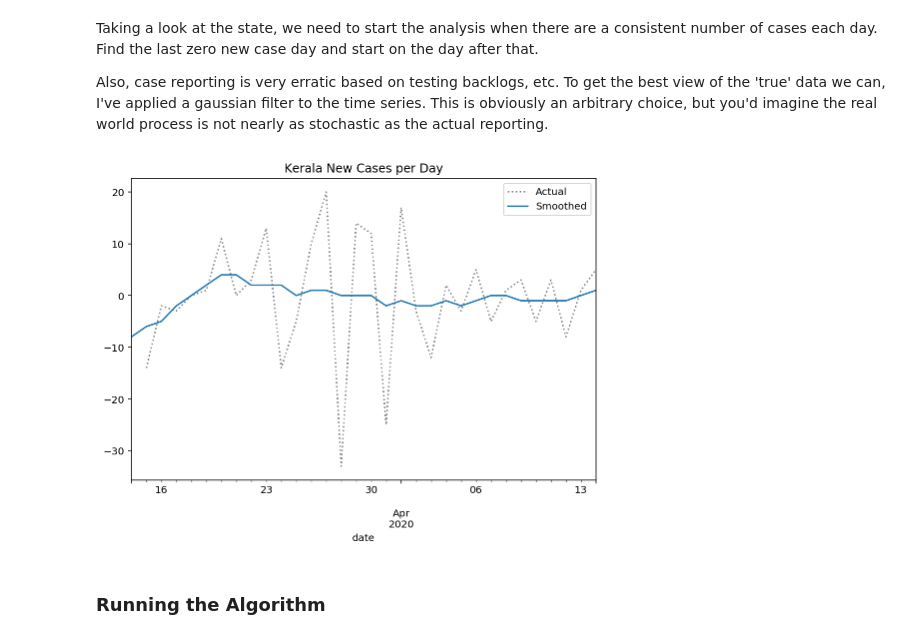
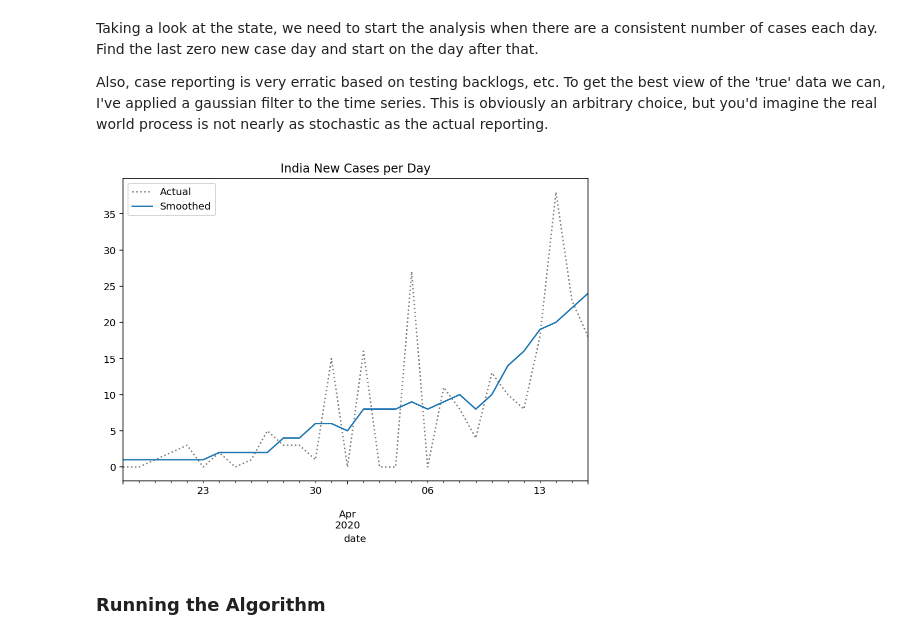
Before and after one commit to meghanabhange/CovidSeer, a Jupyter notebook: _notebooks/2020-04-14-RealtimeR0StrippedDown.ipynb, the cells around one changed output. Saved outputs shown, nothing was run; the diff lists cells and outputs as text; code cells hidden in the pictures.

```diff
--- a/_notebooks/2020-04-14-RealtimeR0StrippedDown.ipynb
+++ b/_notebooks/2020-04-14-RealtimeR0StrippedDown.ipynb
@@ -34,7 +34,7 @@ from matplotlib.patches import Patch
 from scipy import stats as sps
 from scipy.interpolate import interp1d
 
-FILTERED_REGIONS = []
+FILTERED_REGIONS = ["India", "ct", "la", "tt"]
 import warnings
 warnings.filterwarnings("ignore")
 %config InlineBackend.figure_format = 'retina'
@@ -236,14 +236,23 @@ with urlopen(
 dates = []
 cases = []
 state = []
+
 for ele in data["states_daily"]:
     if ele["status"] == "Confirmed":
         for key in ele.keys():
-            if key not in ("status", "date", "tt","la","ct","ut","dn","br"):
+            india = 0
+            if key not in ("status", "date"):
                 dates.append(ele["date"])
-                state.append(state_map[key.upper()].replace("\t", ""))
-#                 state.append(key)
+                if key.upper() in state_map.keys():
+                    state.append(state_map[key.upper()].replace("\t", ""))
+                else:
+                    state.append(key)
                 cases.append(ele[key])
+                if ele[key]:
+                    india+=int(ele[key])
+        dates.append(ele["date"])
+        state.append("India")
+        cases.append(india)
 
 states = pd.DataFrame(dates, columns=["date"])
 states["state"] = state
@@ -272,14 +283,15 @@ Taking a look at the state, we need to start the analysis when there are a consi
 Also, case reporting is very erratic based on testing backlogs, etc. To get the best view of the 'true' data we can, I've applied a gaussian filter to the time series. This is obviously an arbitrary choice, but you'd imagine the real world process is not nearly as stochastic as the actual reporting.
 # %%
 # hide_input
-state_name = "Kerala"
+state_name = "India"
 
 
 def prepare_cases(cases):
-    new_cases = cases.diff()
+#     print(cases)
+    new_cases = cases
     smoothed = (
         new_cases.rolling(7, win_type="gaussian", min_periods=1, center=True)
-        .mean(std=2)
+        .mean(std=4)
         .round()
     )
     zeros = smoothed.index[smoothed.eq(0)]
@@ -288,35 +300,35 @@ def prepare_cases(cases):
     else:
         last_zero = zeros.max()
         idx_start = smoothed.index.get_loc(last_zero) + 1
-#     smoothed = smoothed.iloc[idx_start:]
+    smoothed = smoothed.iloc[idx_start:]
     original = new_cases.loc[smoothed.index]
 
     return original, smoothed
 
 
 for k in set(states.index.get_level_values("state")):
     cases = states.xs(k).rename(f"{k} cases")
     original, smoothed = prepare_cases(cases)
     if len(original) == 0 or len(smoothed) == 0:
         FILTERED_REGIONS.append(k)
 
 cases = states.xs(state_name).rename(f"{state_name} cases")
 original, smoothed = prepare_cases(cases)
 
 original.plot(
     title=f"{state_name} New Cases per Day",
     c="k",
     linestyle=":",
     alpha=0.5,
     label="Actual",
     legend=True,
     figsize=(600 / 72, 400 / 72),
 )
 
 ax = smoothed.plot(label="Smoothed", legend=True)
 ax.get_figure().set_facecolor("w")
 # %% [output]
-[figure, old version]
+[figure, new version]
 # %% [markdown]
 ### Running the Algorithm
 # %% [markdown]
```
Also changed, not shown: parts of 8 cells of this notebook, 1 other file.
